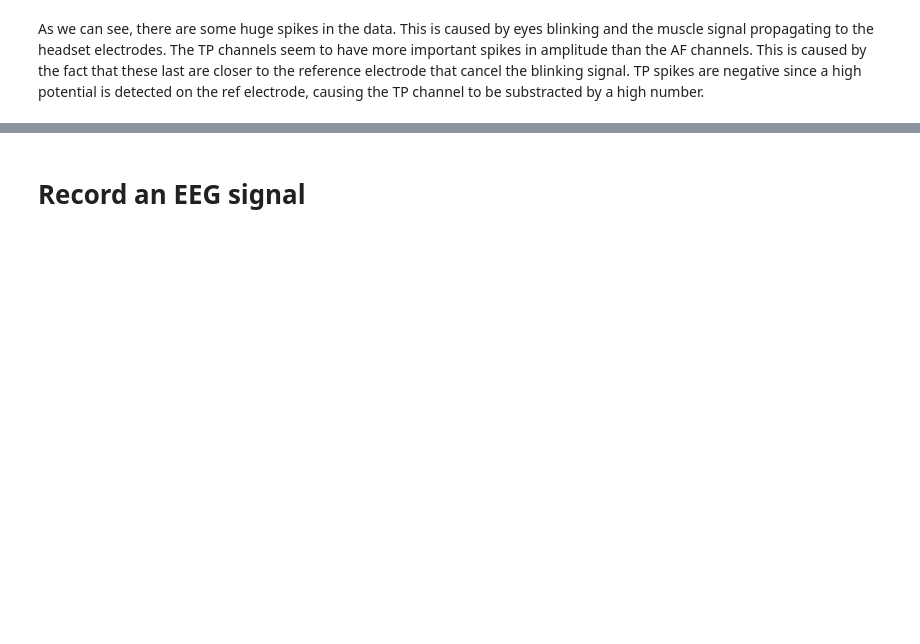
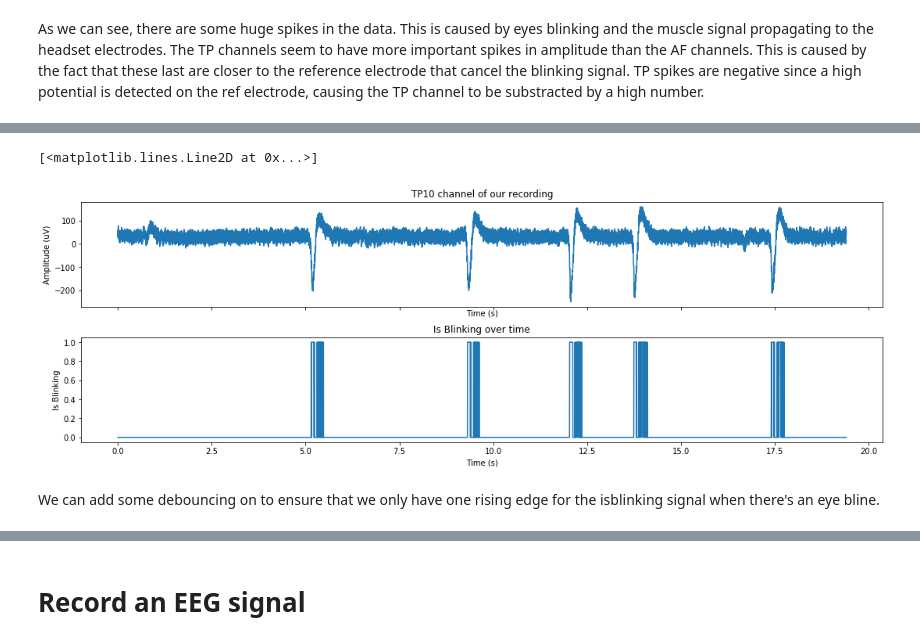
Before and after one commit to PolyCortex/onboarding-challenge, a Jupyter notebook: onboarding-challenge.ipynb, the cells around one changed output, grey strips where cells are left out. Saved outputs shown, nothing was run; the diff lists cells and outputs as text; code cells hidden in the pictures; blank space fills up the shorter version.

```diff
--- a/onboarding-challenge.ipynb
+++ b/onboarding-challenge.ipynb
@@ -69,0 +72,24 @@ As we can see, there are some huge spikes in the data. This is caused by eyes bl
+# %%
+# We want indexes that are superior to a threshold. This is completly a arbitrary value based of our observation of the signal's plot.
+THRESHOLD = 100
+blink_data = [abs(amplitude) > THRESHOLD for amplitude in eeg_data['TP10']]
+
+
+fig, axes = plt.subplots(2, 1, constrained_layout=True, sharex=True, figsize=[15,5])
+
+# Plot the TP10 channel
+axes[0].set_title('TP10 channel of our recording')
+axes[0].set_xlabel('Time (s)')
+axes[0].set_ylabel('Amplitude (uV)')
+axes[0].plot(eeg_data['timestamps'], eeg_data['TP10'])
+
+# Plot the blink data
+axes[1].set_title('Is Blinking over time')
+axes[1].set_xlabel('Time (s)')
+axes[1].set_ylabel('Is Blinking')
+axes[1].plot(eeg_data['timestamps'], blink_data)
+# %% [output]
+[<matplotlib.lines.Line2D at 0x...>]
+[figure, added]
+# %% [markdown]
+We can add some debouncing on to ensure that we only have one rising edge for the isblinking signal when there's an eye bline.
```
Also changed, not shown: parts of 7 cells of this notebook, 2 other files.
